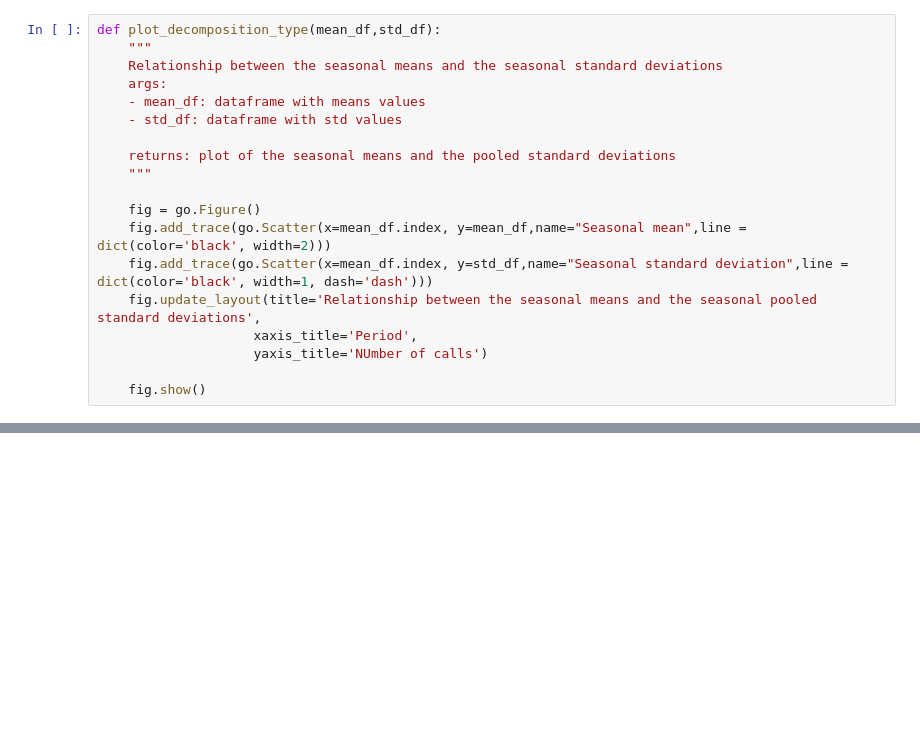
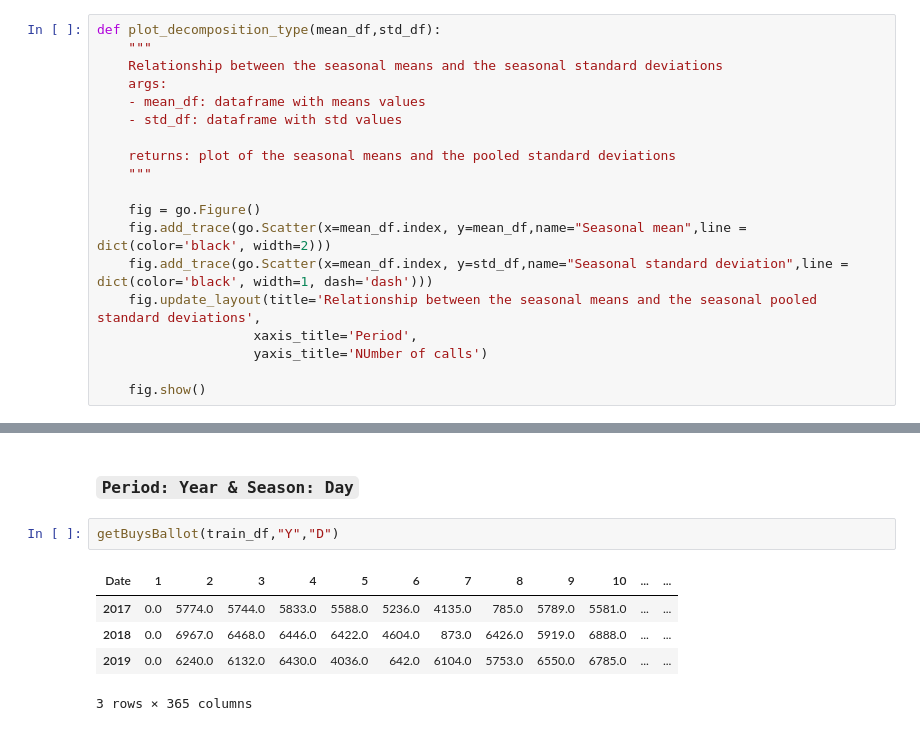
Before and after one commit to GabrielTruong/tsa_decomposition, a Jupyter notebook: model_type.ipynb, the cells around one changed output, grey strips where cells are left out. Cells and saved outputs as stored; diff of their text form; blank space fills up the shorter version.

```diff
--- a/model_type.ipynb
+++ b/model_type.ipynb
@@ -192,0 +217,10 @@ def plot_decomposition_type(mean_df,std_df):
+# %% [markdown]
+### **`Period: Year & Season: Day`**
+# %%
+getBuysBallot(train_df,"Y","D")
+# %% [output]
+| Date | 1 | 2 | 3 | 4 | 5 | 6 | 7 | 8 | 9 | 10 | ... | ... |
+| 2017 | 0.0 | 5774.0 | 5744.0 | 5833.0 | 5588.0 | 5236.0 | 4135.0 | 785.0 | 5789.0 | 5581.0 | ... | ... |
+| 2018 | 0.0 | 6967.0 | 6468.0 | 6446.0 | 6422.0 | 4604.0 | 873.0 | 6426.0 | 5919.0 | 6888.0 | ... | ... |
+| 2019 | 0.0 | 6240.0 | 6132.0 | 6430.0 | 4036.0 | 642.0 | 6104.0 | 5753.0 | 6550.0 | 6785.0 | ... | ... |
+3 rows × 365 columns
```
Also changed, not shown: parts of 28 cells of this notebook.
